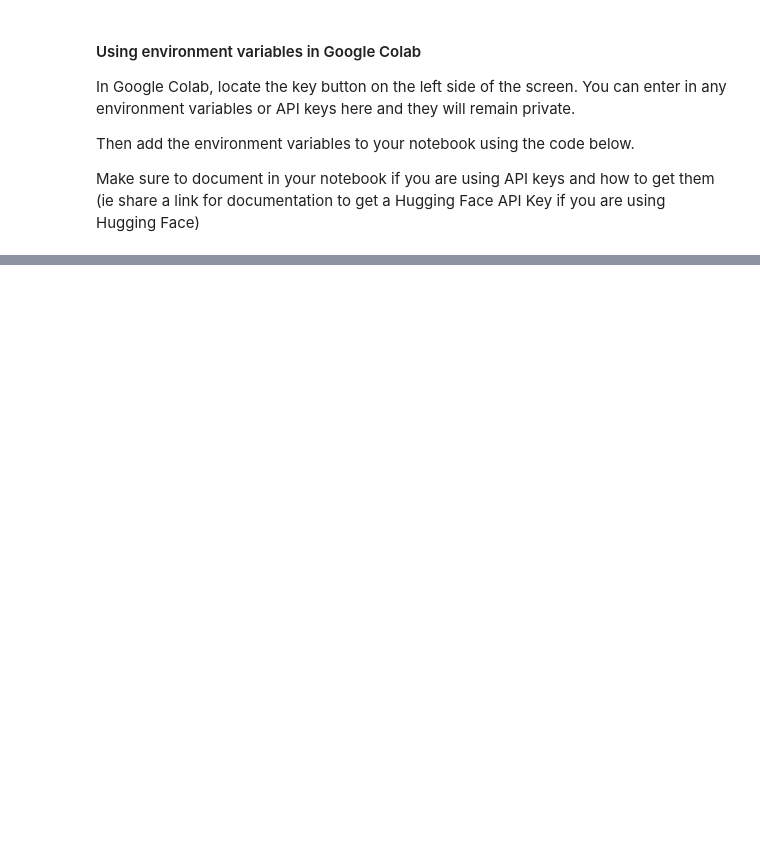
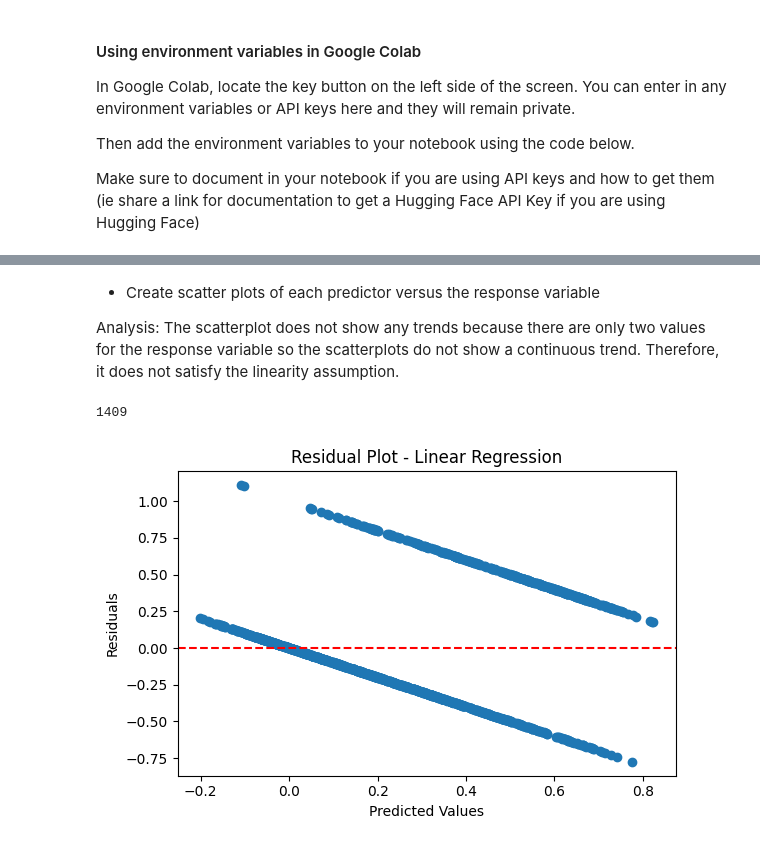
Before and after one commit to dvm14/Duke-XAI, a Jupyter notebook: diya_assignment2.ipynb, the cells around one changed output, grey strips where cells are left out. Drawn from its saved outputs; the diff is of its cells as text; code cells hidden in the pictures; blank space fills up the shorter version.

```diff
--- a/diya_assignment2.ipynb
+++ b/diya_assignment2.ipynb
@@ -62,0 +215,25 @@ userdata.get('secretName')
+# %% [markdown]
+* Create scatter plots of each predictor versus the response variable
+
+Analysis: The scatterplot does not show any trends because there are only two values for the response variable so the scatterplots do not show a continuous trend. Therefore, it does not satisfy the linearity assumption.
+# %%
+def plot_residuals(X_train, y_train, X_test, y_test, model, name):
+  model.fit(X_train, y_train)
+  y_pred = model.predict(X_test)
+  print(len(y_pred))
+
+  residuals = y_test - y_pred
+
+  plt.figure(figsize=(6, 4))
+  plt.scatter(y_pred, residuals)
+  plt.xlabel('Predicted Values')
+  plt.ylabel('Residuals')
+  plt.title(f'Residual Plot - {name}')
+  plt.axhline(y=0, color='r', linestyle='--')
+  plt.tight_layout()
+  plt.show()
+# %%
+plot_residuals(X_train_processed, y_train, X_test_processed, y_test, LinearRegression(), "Linear Regression")
+# %% [output]
+1409
+[figure, added]
```
Also changed, not shown: parts of 57 cells of this notebook.
